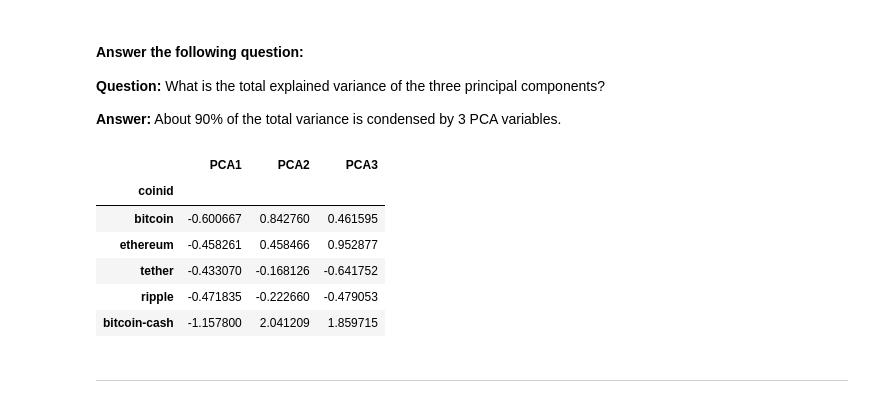
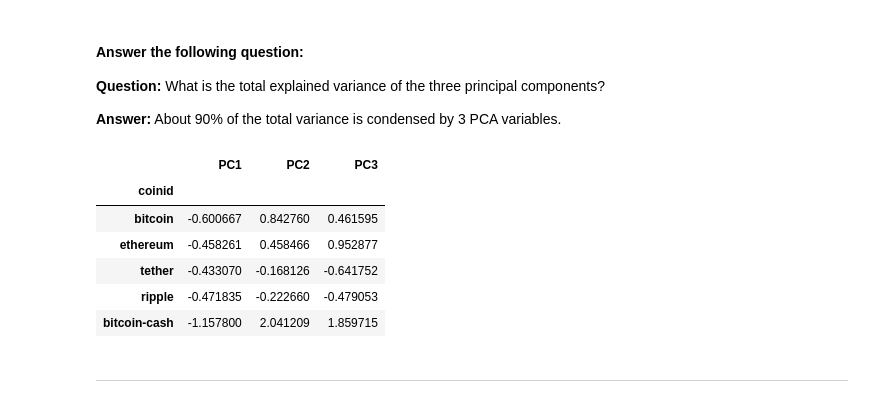
Before and after one commit to 4a6166/CryptoClustering, a Jupyter notebook: Crypto_Clustering.ipynb, the cells around one changed output. Saved outputs shown, nothing was run; the diff lists cells and outputs as text; code cells hidden in the pictures.

```diff
--- a/Crypto_Clustering.ipynb
+++ b/Crypto_Clustering.ipynb
@@ -214,18 +220,18 @@ print(coin_total_variance)
 **Answer:** About 90% of the total variance is condensed by 3 PCA variables.
 # %%
 # Create a new DataFrame with the PCA data.
-coin_pca_df = pd.DataFrame(coin_pca, columns=["PCA1", "PCA2", "PCA3"])
+df_coin_pca = pd.DataFrame(coin_pca, columns=["PC1", "PC2", "PC3"])
 
 # Copy the crypto names from the original data
-coin_pca_df["coinid"] = df_market_data_scaled.index
+df_coin_pca["coinid"] = df_market_data_scaled.index
 
 # Set the coinid column as index
-coin_pca_df = coin_pca_df.set_index("coinid")
+df_coin_pca = df_coin_pca.set_index("coinid")
 
 # Display sample data
-coin_pca_df.head()
+df_coin_pca.head()
 # %% [output]
-|  | PCA1 | PCA2 | PCA3 |
+|  | PC1 | PC2 | PC3 |
 | coinid |  |  |  |
 | bitcoin | -0.600667 | 0.842760 | 0.461595 |
 | ethereum | -0.458261 | 0.458466 | 0.952877 |
```
Also changed, not shown: parts of 18 cells of this notebook.
